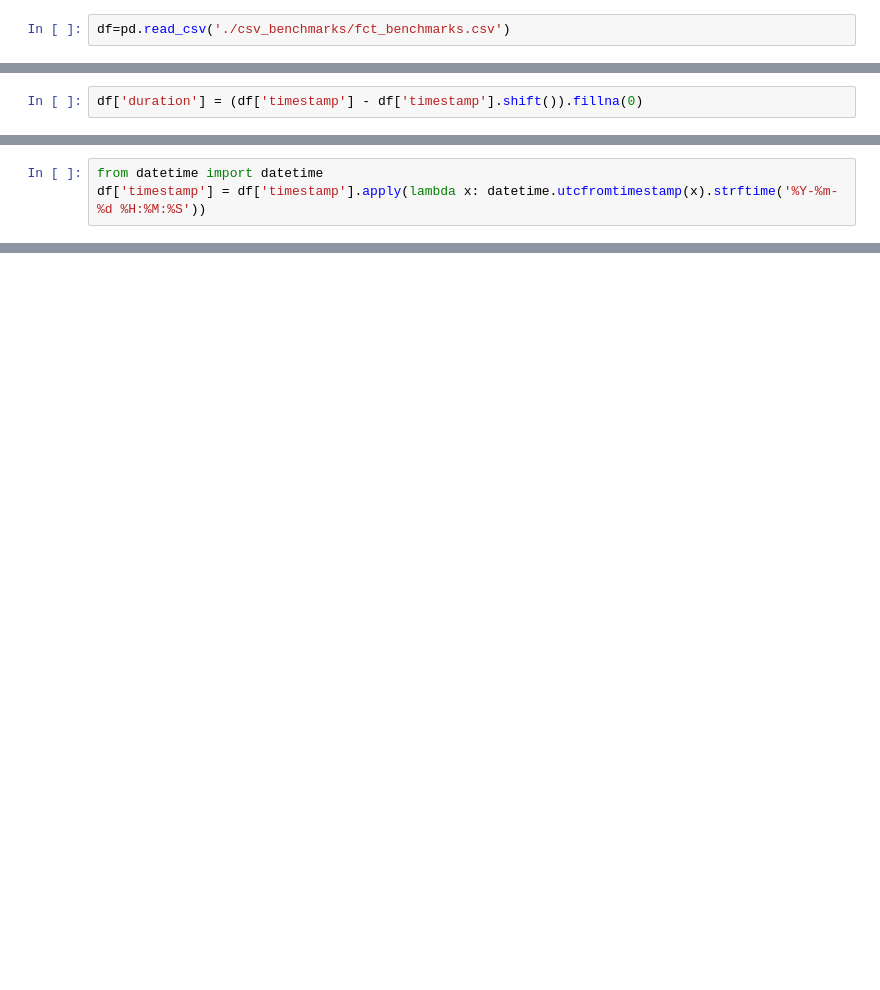
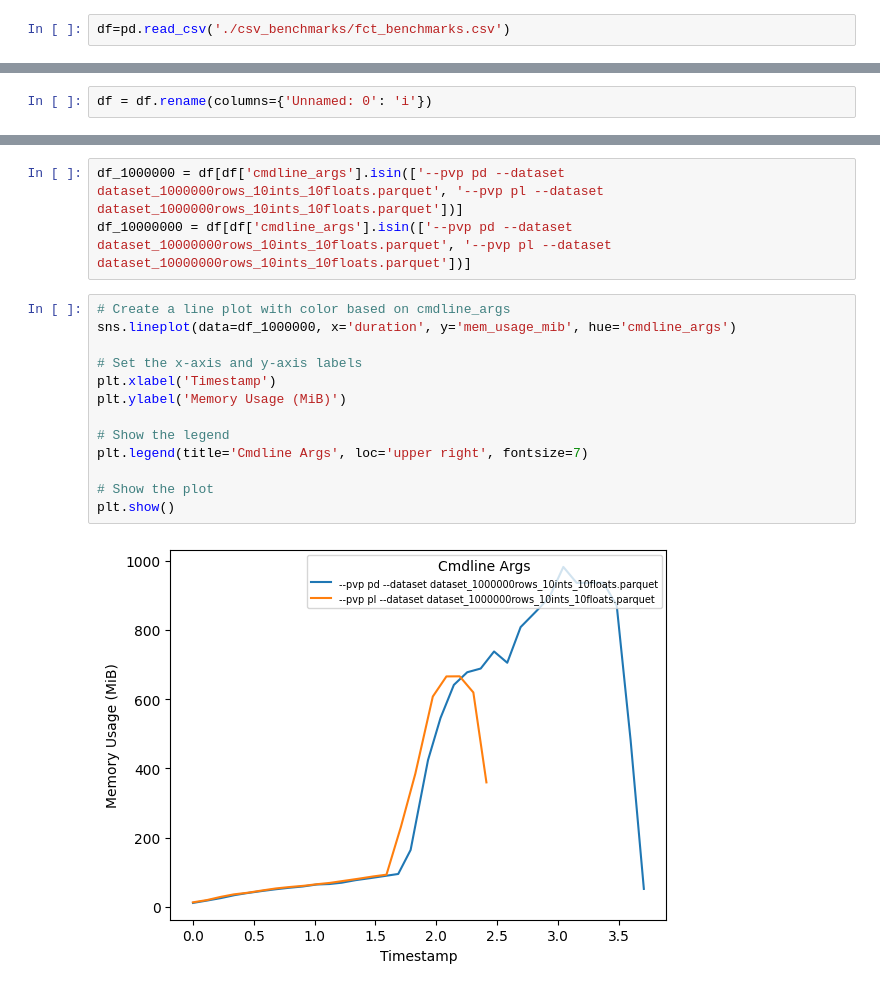
Before and after one commit to AslanHattukaiDHV/Polaris_vs_Pandas, a Jupyter notebook: benchmarks/benchmarks_analytics.ipynb, the cells around one changed output, grey strips where cells are left out. Cells and saved outputs as stored; diff of their text form; blank space fills up the shorter version.

```diff
--- a/benchmarks/benchmarks_analytics.ipynb
+++ b/benchmarks/benchmarks_analytics.ipynb
@@ -43,2 +30,0 @@ plt.show()
-# %%
-df['duration'] = (df['timestamp'] - df['timestamp'].shift()).fillna(0)
@@ -63,3 +30,0 @@ alternatively
-# %%
-from datetime import datetime
-df['timestamp'] = df['timestamp'].apply(lambda x: datetime.utcfromtimestamp(x).strftime('%Y-%m-%d %H:%M:%S'))
@@ -81,0 +31,2 @@ df
+# %%
+df = df.rename(columns={'Unnamed: 0': 'i'})
@@ -81,0 +47,18 @@ df
+# %%
+df_1000000 = df[df['cmdline_args'].isin(['--pvp pd --dataset dataset_1000000rows_10ints_10floats.parquet', '--pvp pl --dataset dataset_1000000rows_10ints_10floats.parquet'])]
+df_10000000 = df[df['cmdline_args'].isin(['--pvp pd --dataset dataset_10000000rows_10ints_10floats.parquet', '--pvp pl --dataset dataset_10000000rows_10ints_10floats.parquet'])]
+# %%
+# Create a line plot with color based on cmdline_args
+sns.lineplot(data=df_1000000, x='duration', y='mem_usage_mib', hue='cmdline_args')
+
+# Set the x-axis and y-axis labels
+plt.xlabel('Timestamp')
+plt.ylabel('Memory Usage (MiB)')
+
+# Show the legend
+plt.legend(title='Cmdline Args', loc='upper right', fontsize=7)
+
+# Show the plot
+plt.show()
+# %% [output]
+[figure, added]
```
Also changed, not shown: parts of 22 cells of this notebook, 9 other files.
